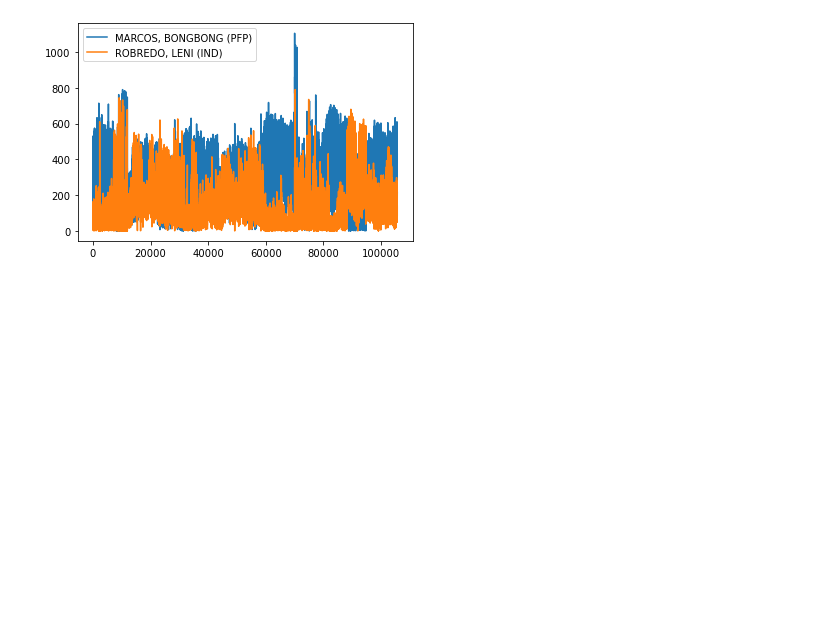
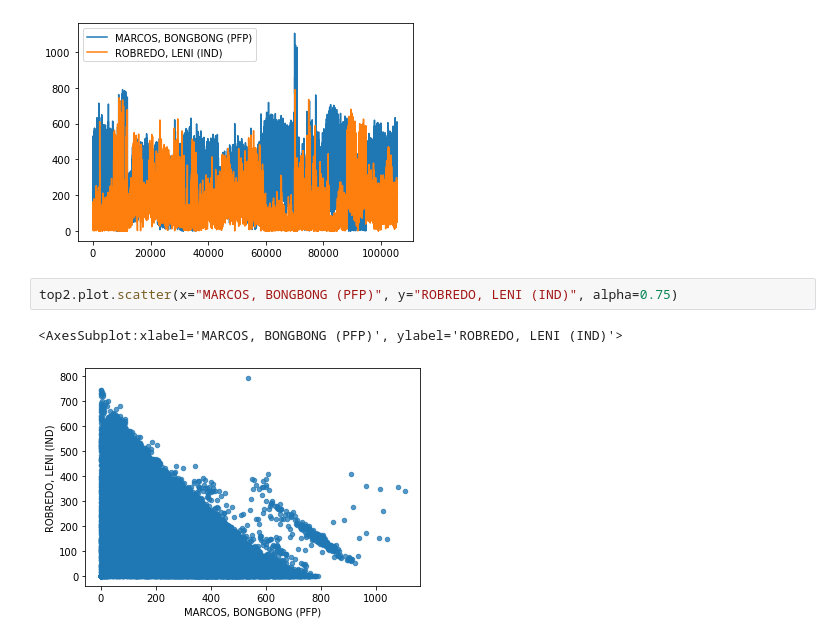
Before and after one commit to Iionsroar/pjdsc, a Jupyter notebook: pres_2022.ipynb, the cells around one changed output. Saved outputs shown, nothing was run; the diff lists cells and outputs as text; blank space fills up the shorter version.

```diff
--- a/pres_2022.ipynb
+++ b/pres_2022.ipynb
@@ -94,3 +98,8 @@ top2.plot()
 [105666 rows x 3 columns]
 <AxesSubplot:>
 [figure]
+# %%
+top2.plot.scatter(x="MARCOS, BONGBONG (PFP)", y="ROBREDO, LENI (IND)", alpha=0.75)
+# %% [output]
+<AxesSubplot:xlabel='MARCOS, BONGBONG (PFP)', ylabel='ROBREDO, LENI (IND)'>
+[figure, added]
```
Also changed, not shown: parts of 3 cells of this notebook, 1 other file.
